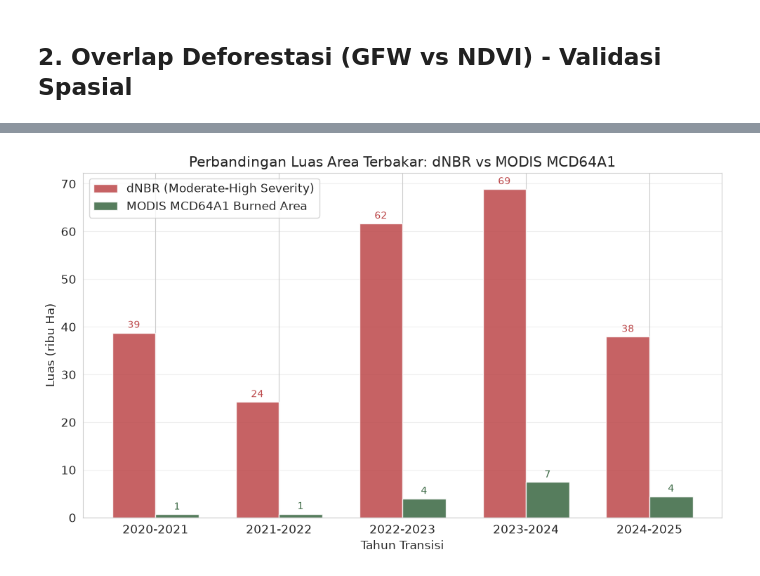
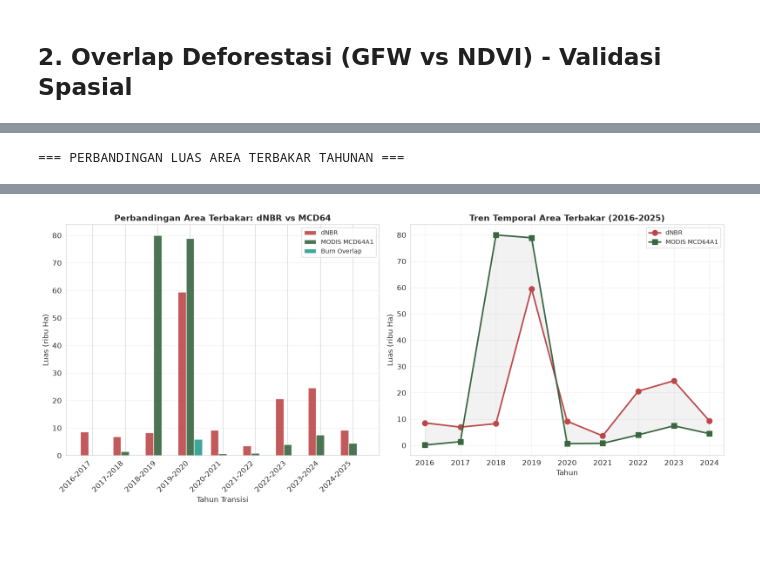
Before and after one commit to FaarisKhairrudin/fire-deforestation-analysis, a Jupyter notebook: GEE/analysis_visualization.ipynb, the cells around one changed output, grey strips where cells are left out. Saved outputs shown, nothing was run; the diff lists cells and outputs as text; code cells hidden in the pictures; blank space fills up the shorter version.

```diff
--- a/GEE/analysis_visualization.ipynb
+++ b/GEE/analysis_visualization.ipynb
@@ -13,10 +13,15 @@ sns.set_style("whitegrid")
 plt.rcParams['figure.figsize'] = (12, 6)
 plt.rcParams['font.size'] = 12
 # %%
-df_defor = pd.read_csv('data/Task_Stats_Deforestasi_Drive.csv')
-df_burn = pd.read_csv('data/Task_Stats_Burn_Drive.csv')
+df_defor = pd.read_csv('data/data_v2/Task_Stats_Deforestasi_Drive(3).csv')
+df_burn = pd.read_csv('data/data_v2/Task_Stats_Burn_Drive(3).csv')
+df_clearing = pd.read_csv('data/data_v2/Tahap4_Clearing_Transition_Stats(3).csv')
+df_hotspot = pd.read_csv('data/data_v2/Task_Stats_Hotspot_Count(1).csv')
+
 df_defor['Year'] = df_defor['Year_Transition'].str[:4].astype(int)
 df_burn['Year'] = df_burn['Year_Transition'].str[:4].astype(int)
+df_clearing['Year'] = df_clearing['Year_Transition'].str[:4].astype(int)
+df_hotspot['Year'] = df_hotspot['year'].astype(int)
 df_defor
 # %% [output]
 |  | system:index | GFW_Loss | NDVI_Defor | Overlap | Year_Transition | .geo | Year |
@@ -124,32 +330,56 @@ plt.show()
 # %%
-print('=== PERBANDINGAN LUAS AREA TERBAKAR TAHUNAN (Ha) ===')
+print('=== PERBANDINGAN LUAS AREA TERBAKAR TAHUNAN ===')
 tabel = pd.DataFrame({
     'Tahun': df_burn['Year_Transition'],
-    'dNBR_Area_Ha': df_burn['dNBR_Area'].values,
-    'MCD64_Area_Ha': df_burn['MCD64_Area'].values,
-    'Ratio_dNBR_MCD64': (df_burn['dNBR_Area'] / df_burn['MCD64_Area']).values.round(2)
+    'dNBR_Area_Ha': df_burn['dNBR_Area'].values.round(1),
+    'MCD64_Area_Ha': df_burn['MCD64_Area'].values.round(1),
+    'Burn_Overlap_Ha': df_burn['Burn_Overlap'].values.round(1),
+    'Ratio_dNBR_MCD64': (df_burn['dNBR_Area'] / df_burn['MCD64_Area']).values.round(1)
 })
-display(tabel.style.format({'dNBR_Area_Ha': '{:,.1f}', 'MCD64_Area_Ha': '{:,.1f}'}).hide(axis='index'))
-print(f'\ndNBR total: {df_burn["dNBR_Area"].sum():,.0f} Ha')
+display(tabel.style.format({'dNBR_Area_Ha': '{:,.1f}', 'MCD64_Area_Ha': '{:,.1f}', 'Burn_Overlap_Ha': '{:,.1f}'}).hide(axis='index'))
+
+print(f'\ndNBR total 2016-2024: {df_burn["dNBR_Area"].sum():,.0f} Ha')
 print(f'MODIS MCD64A1 total: {df_burn["MCD64_Area"].sum():,.0f} Ha')
-print(f'Rasio dNBR/MODIS: {df_burn["dNBR_Area"].sum()/df_burn["MCD64_Area"].sum():.2f}x')
+print(f'Rasio dNBR/MCD64: {df_burn["dNBR_Area"].sum()/df_burn["MCD64_Area"].sum():.1f}x')
 print()
-fig, ax = plt.subplots(figsize=(10, 6))
+
+fig, (ax1, ax2) = plt.subplots(1, 2, figsize=(16, 7))
+
 x = np.arange(len(df_burn))
-width = 0.35
-ax.bar(x - width/2, df_burn['dNBR_Area'].values/1000, width, label='dNBR (Moderate-High Severity)', color='#bc4749', alpha=0.85)
-ax.bar(x + width/2, df_burn['MCD64_Area'].values/1000, width, label='MODIS MCD64A1 Burned Area', color='#386641', alpha=0.85)
-ax.set_xlabel('Tahun Transisi')
-ax.set_ylabel('Luas (ribu Ha)')
-ax.set_title('Perbandingan Luas Area Terbakar: dNBR vs MODIS MCD64A1')
-ax.set_xticks(x)
-ax.set_xticklabels(df_burn['Year_Transition'])
-ax.legend()
-ax.grid(axis='y', alpha=0.3)
-for i, v in enumerate(df_burn['dNBR_Area'].values/1000):
-    ax.text(i - width/2, v + 1, f'{v:.0f}', ha='center', fontsize=10, color='#bc4749')
-for i, v in enumerate(df_burn['MCD64_Area'].values/1000):
-    ax.text(i + width/2, v + 1, f'{v:.0f}', ha='center', fontsize=10, color='#386641')
+width = 0.25
+
+ax1.bar(x - width, df_burn['dNBR_Area'].values/1000, width,
+        label='dNBR', color='#bc4749', alpha=0.9)
+ax1.bar(x, df_burn['MCD64_Area'].values/1000, width,
+        label='MODIS MCD64A1', color='#386641', alpha=0.9)
+ax1.bar(x + width, df_burn['Burn_Overlap'].values/1000, width,
+        label='Burn Overlap', color='#2a9d8f', alpha=0.9)
+
+ax1.set_xlabel('Tahun Transisi', fontsize=12)
+ax1.set_ylabel('Luas (ribu Ha)', fontsize=12)
+ax1.set_title('Perbandingan Area Terbakar: dNBR vs MCD64', fontsize=14, fontweight='bold')
+ax1.set_xticks(x)
+ax1.set_xticklabels(df_burn['Year_Transition'], rotation=45, ha='right')
+ax1.legend(fontsize=10)
+ax1.grid(axis='y', alpha=0.3)
+
+years = df_burn['Year'].values
+ax2.plot(years, df_burn['dNBR_Area'].values/1000, 'o-',
+         color='#bc4749', linewidth=2.5, markersize=9, label='dNBR')
+ax2.plot(years, df_burn['MCD64_Area'].values/1000, 's-',
+         color='#386641', linewidth=2.5, markersize=9, label='MODIS MCD64A1')
+
+ax2.fill_between(years, df_burn['dNBR_Area'].values/1000,
+                 df_burn['MCD64_Area'].values/1000, alpha=0.1, color='gray')
+
+ax2.set_xlabel('Tahun', fontsize=12)
+ax2.set_ylabel('Luas (ribu Ha)', fontsize=12)
+ax2.set_title('Tren Temporal Area Terbakar (2016-2025)', fontsize=14, fontweight='bold')
+ax2.set_xticks(years)
+ax2.legend(fontsize=10)
+ax2.grid(alpha=0.3)
+
 fig.tight_layout()
 plt.show()
 # %% [output]
+=== PERBANDINGAN LUAS AREA TERBAKAR TAHUNAN ===
@@ -156 +399 @@ plt.show()
-[figure, old version]
+[figure, new version]
```
Also changed, not shown: parts of 24 cells of this notebook, 25 other files.
